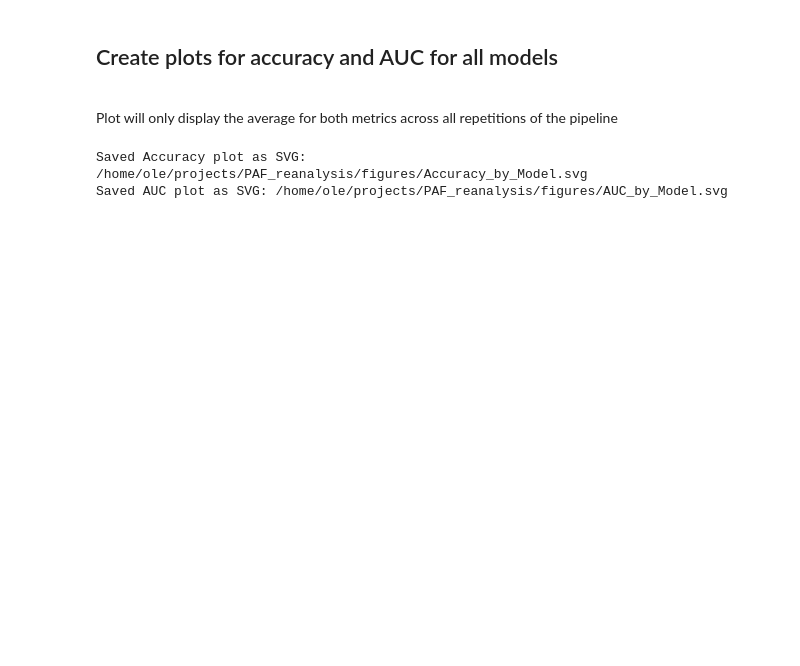
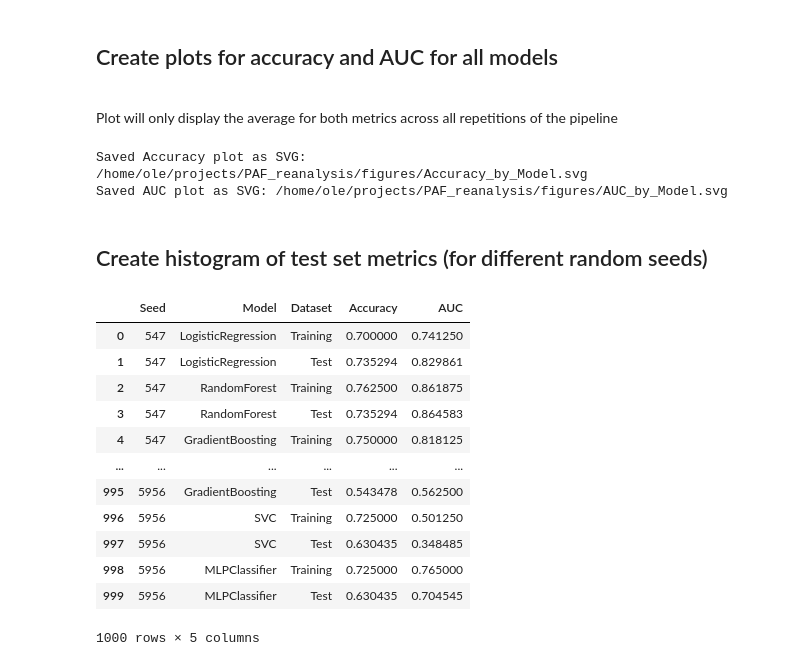
Before and after one commit to olegolt/PAF_reanalysis, a Jupyter notebook: reanalysis.ipynb, the cells around one changed output. Drawn from its saved outputs; the diff is of its cells as text; code cells hidden in the pictures; blank space fills up the shorter version.

Commit message:
add histograms for test set metrics

```diff
--- a/reanalysis.ipynb
+++ b/reanalysis.ipynb
@@ -40,7 +45,7 @@ Number of repetitions is set by parameter repetitions.
 # %% [markdown]
 set number of repetitions
 # %%
-repetitions = 3
+repetitions = 100
 # %% [markdown]
 Pipeline
 # %%
@@ -260,3 +281,21 @@ for metric in ["Accuracy", "AUC"]:
 # %% [output]
 Saved Accuracy plot as SVG: /home/ole/projects/PAF_reanalysis/figures/Accuracy_by_Model.svg
 Saved AUC plot as SVG: /home/ole/projects/PAF_reanalysis/figures/AUC_by_Model.svg
+# %% [markdown]
+## Create histogram of test set metrics (for different random seeds)
+# %%
+results_df
+# %% [output]
+|  | Seed | Model | Dataset | Accuracy | AUC |
+| 0 | 547 | LogisticRegression | Training | 0.700000 | 0.741250 |
+| 1 | 547 | LogisticRegression | Test | 0.735294 | 0.829861 |
+| 2 | 547 | RandomForest | Training | 0.762500 | 0.861875 |
+| 3 | 547 | RandomForest | Test | 0.735294 | 0.864583 |
+| 4 | 547 | GradientBoosting | Training | 0.750000 | 0.818125 |
+| ... | ... | ... | ... | ... | ... |
+| 995 | 5956 | GradientBoosting | Test | 0.543478 | 0.562500 |
+| 996 | 5956 | SVC | Training | 0.725000 | 0.501250 |
+| 997 | 5956 | SVC | Test | 0.630435 | 0.348485 |
+| 998 | 5956 | MLPClassifier | Training | 0.725000 | 0.765000 |
+| 999 | 5956 | MLPClassifier | Test | 0.630435 | 0.704545 |
+1000 rows × 5 columns
```
Also changed, not shown: parts of 2 cells of this notebook, 7 other files.
